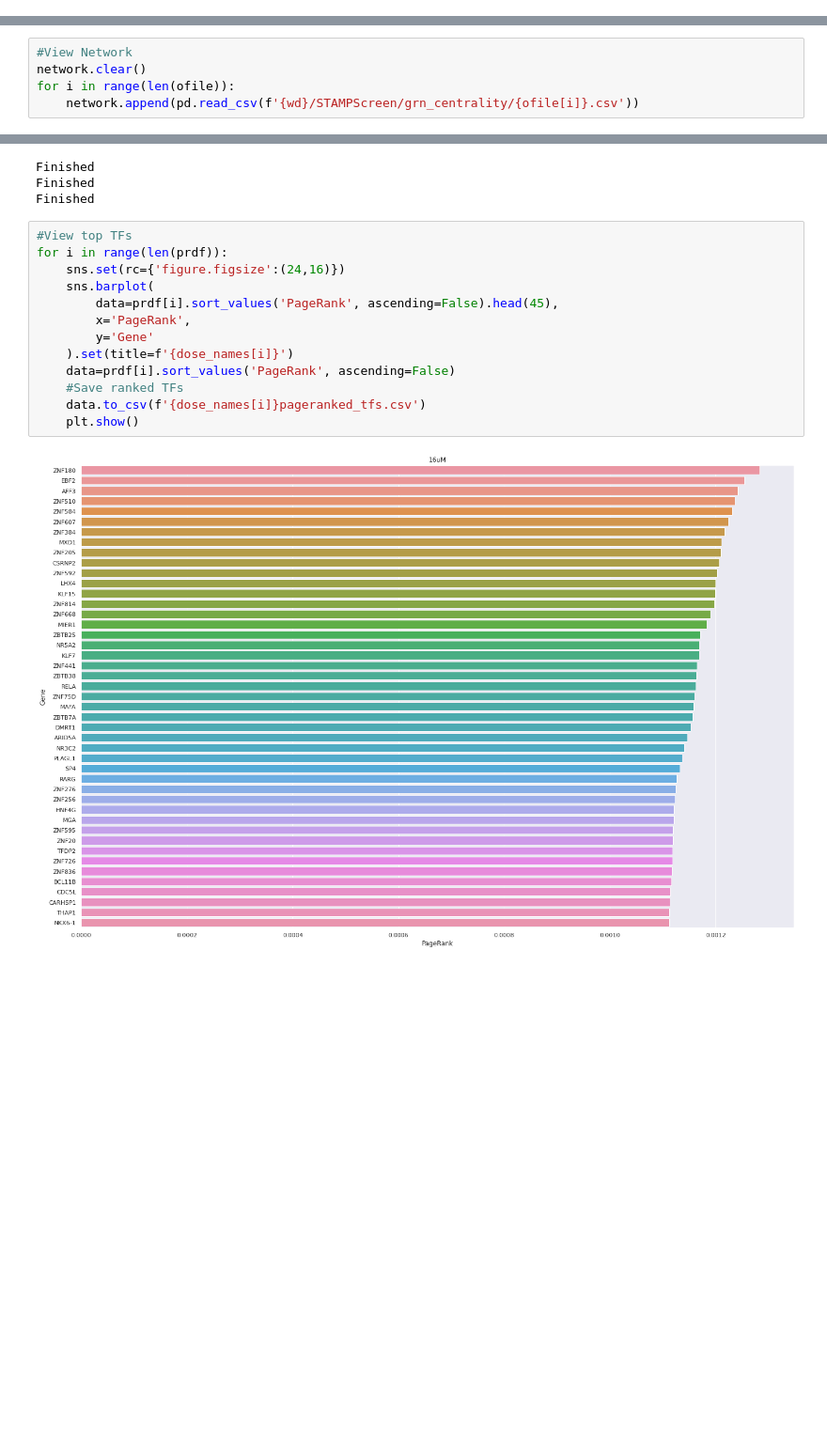
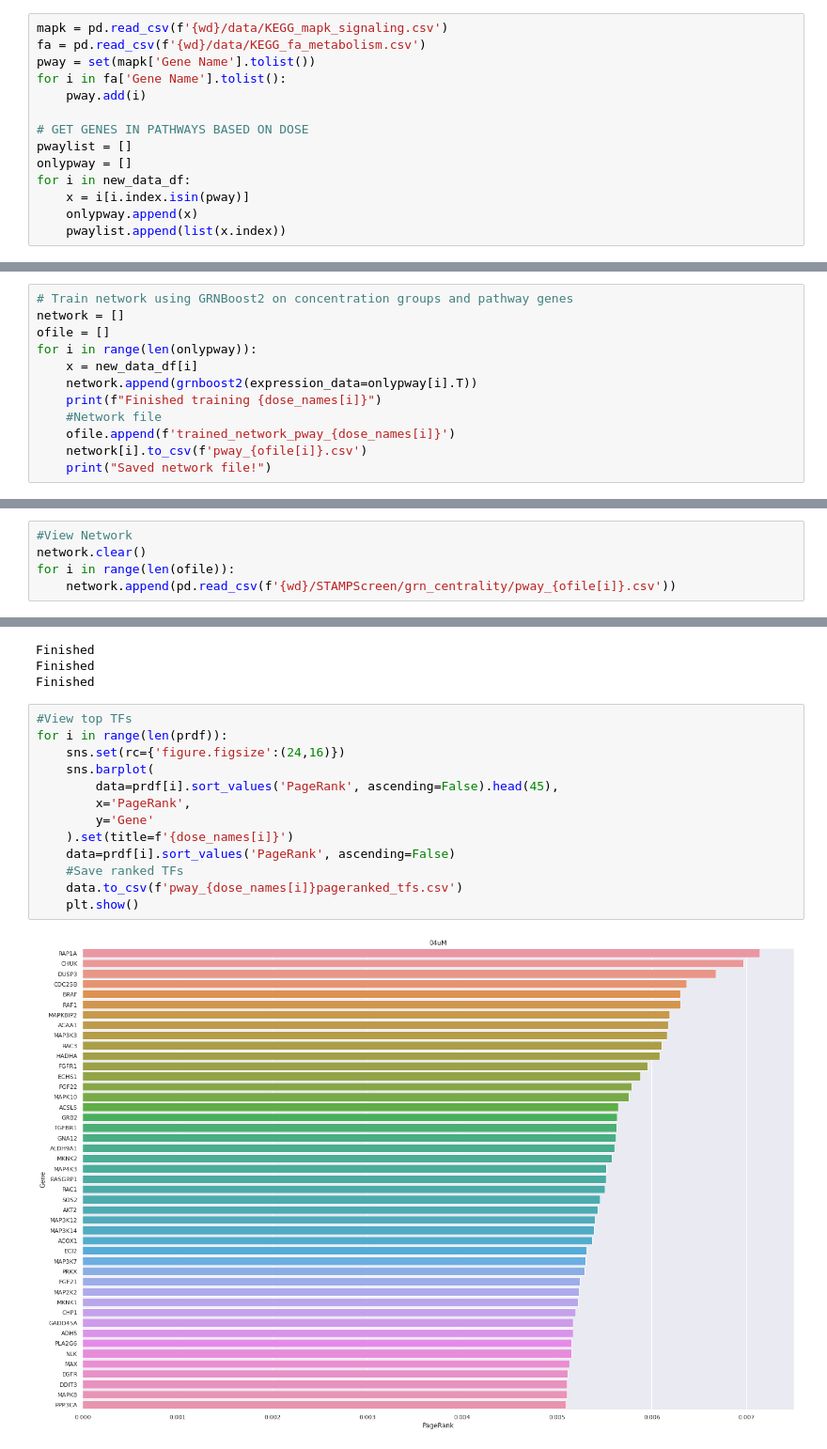
Before and after one commit to jvspruance/STAMPScreen, a Jupyter notebook: grn_centrality/grn_centrality.ipynb, the cells around one changed output, grey strips where cells are left out. Shown at 94% size. Drawn from its saved outputs; the diff is of its cells as text; blank space fills up the shorter version.

```diff
--- a/grn_centrality/grn_centrality.ipynb
+++ b/grn_centrality/grn_centrality.ipynb
@@ -126,3 +130,17 @@ for i in new_data_df:
+# %%
+mapk = pd.read_csv(f'{wd}/data/KEGG_mapk_signaling.csv')
+fa = pd.read_csv(f'{wd}/data/KEGG_fa_metabolism.csv')
+pway = set(mapk['Gene Name'].tolist())
+for i in fa['Gene Name'].tolist():
+    pway.add(i)
+
+# GET GENES IN PATHWAYS BASED ON DOSE
+pwaylist = []
+onlypway = []
+for i in new_data_df:
+    x = i[i.index.isin(pway)]
+    onlypway.append(x)
+    pwaylist.append(list(x.index))
 # %% [markdown]
 Get UMAP working here
 # %%
@@ -189,3 +207,15 @@ Finished training 50uM
 Saved network file!
 Finished training 04uM
 Saved network file!
+# %%
+# Train network using GRNBoost2 on concentration groups and pathway genes
+network = []
+ofile = []
+for i in range(len(onlypway)):
+    x = new_data_df[i]
+    network.append(grnboost2(expression_data=onlypway[i].T))
+    print(f"Finished training {dose_names[i]}")
+    #Network file
+    ofile.append(f'trained_network_pway_{dose_names[i]}')
+    network[i].to_csv(f'pway_{ofile[i]}.csv')
+    print("Saved network file!")
@@ -193,7 +230,7 @@ Saved network file!
 #View Network
 network.clear()
 for i in range(len(ofile)):
-    network.append(pd.read_csv(f'{wd}/STAMPScreen/grn_centrality/{ofile[i]}.csv'))
+    network.append(pd.read_csv(f'{wd}/STAMPScreen/grn_centrality/pway_{ofile[i]}.csv'))
 # %%
 #Visualize edge weight distribution
 for i in range(len(network)):
@@ -251,15 +286,15 @@ Finished
 # %%
 #View top TFs
 for i in range(len(prdf)):
     sns.set(rc={'figure.figsize':(24,16)})
     sns.barplot(
         data=prdf[i].sort_values('PageRank', ascending=False).head(45),
         x='PageRank',
         y='Gene'
     ).set(title=f'{dose_names[i]}')
     data=prdf[i].sort_values('PageRank', ascending=False)
     #Save ranked TFs
-    data.to_csv(f'{dose_names[i]}pageranked_tfs.csv')
+    data.to_csv(f'pway_{dose_names[i]}pageranked_tfs.csv')
     plt.show()
 # %% [output]
-[figure, old version]
+[figure, new version]
```
Also changed, not shown: parts of 10 cells of this notebook, 17 other files.
